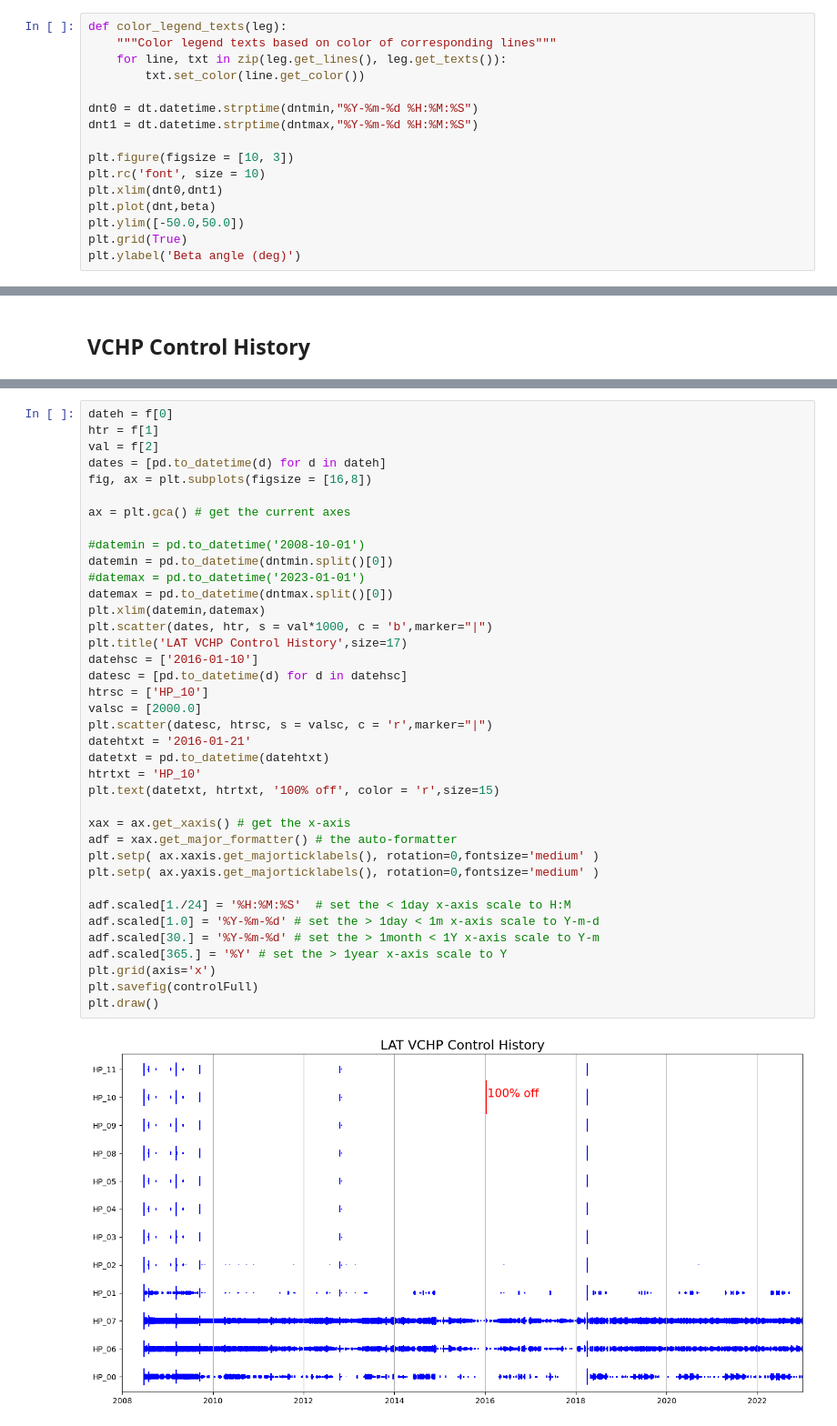
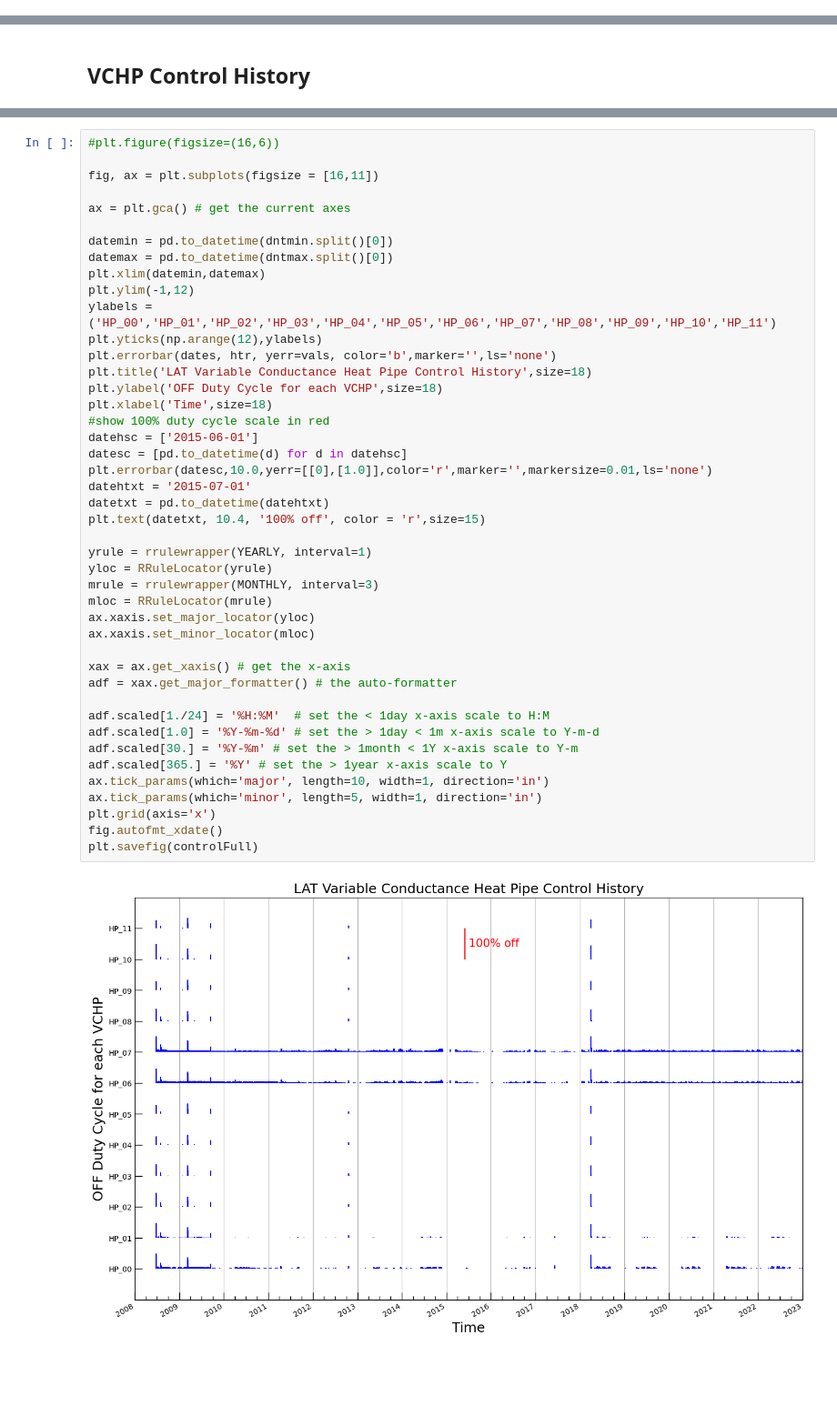
Before and after one commit to joeastro/fermiwork, a Jupyter notebook: LAT_Therm_Plots.ipynb, the cells around one changed output, grey strips where cells are left out. Shown: that part at 91% size. Drawn from its saved outputs; the diff is of its cells as text; blank space fills up the shorter version.

```diff
--- a/LAT_Therm_Plots.ipynb
+++ b/LAT_Therm_Plots.ipynb
@@ -217,16 +213,0 @@ Text(0, 0.5, 'Beta angle (degrees)')
-# %%
-def color_legend_texts(leg):
-    """Color legend texts based on color of corresponding lines"""
-    for line, txt in zip(leg.get_lines(), leg.get_texts()):
-        txt.set_color(line.get_color())
-
-dnt0 = dt.datetime.strptime(dntmin,"%Y-%m-%d %H:%M:%S")
-dnt1 = dt.datetime.strptime(dntmax,"%Y-%m-%d %H:%M:%S")
-
-plt.figure(figsize = [10, 3])
-plt.rc('font', size = 10)
-plt.xlim(dnt0,dnt1)
-plt.plot(dnt,beta)
-plt.ylim([-50.0,50.0])
-plt.grid(True)
-plt.ylabel('Beta angle (deg)')
@@ -310,41 +318,47 @@ The file htr.scatter was not found! Creating from htr.history...
 # %%
-dateh = f[0]
-htr = f[1]
-val = f[2]
-dates = [pd.to_datetime(d) for d in dateh]
-fig, ax = plt.subplots(figsize = [16,8])
+#plt.figure(figsize=(16,6))
+
+fig, ax = plt.subplots(figsize = [16,11])
 
 ax = plt.gca() # get the current axes
 
-#datemin = pd.to_datetime('2008-10-01')
 datemin = pd.to_datetime(dntmin.split()[0])
-#datemax = pd.to_datetime('2023-01-01')
 datemax = pd.to_datetime(dntmax.split()[0])
 plt.xlim(datemin,datemax)
-plt.scatter(dates, htr, s = val*1000, c = 'b',marker="|")
-plt.title('LAT VCHP Control History',size=17)
-datehsc = ['2016-01-10']
+plt.ylim(-1,12)
+ylabels = ('HP_00','HP_01','HP_02','HP_03','HP_04','HP_05','HP_06','HP_07','HP_08','HP_09','HP_10','HP_11')
+plt.yticks(np.arange(12),ylabels)
+plt.errorbar(dates, htr, yerr=vals, color='b',marker='',ls='none')
+plt.title('LAT Variable Conductance Heat Pipe Control History',size=18)
+plt.ylabel('OFF Duty Cycle for each VCHP',size=18)
+plt.xlabel('Time',size=18)
+#show 100% duty cycle scale in red
+datehsc = ['2015-06-01']
 datesc = [pd.to_datetime(d) for d in datehsc]
-htrsc = ['HP_10']
-valsc = [2000.0]
-plt.scatter(datesc, htrsc, s = valsc, c = 'r',marker="|")
-datehtxt = '2016-01-21'
+plt.errorbar(datesc,10.0,yerr=[[0],[1.0]],color='r',marker='',markersize=0.01,ls='none')
+datehtxt = '2015-07-01'
 datetxt = pd.to_datetime(datehtxt)
-htrtxt = 'HP_10'
-plt.text(datetxt, htrtxt, '100% off', color = 'r',size=15)
+plt.text(datetxt, 10.4, '100% off', color = 'r',size=15)
+
+yrule = rrulewrapper(YEARLY, interval=1)
+yloc = RRuleLocator(yrule)
+mrule = rrulewrapper(MONTHLY, interval=3)
+mloc = RRuleLocator(mrule)
+ax.xaxis.set_major_locator(yloc)
+ax.xaxis.set_minor_locator(mloc)
 
 xax = ax.get_xaxis() # get the x-axis
 adf = xax.get_major_formatter() # the auto-formatter
-plt.setp( ax.xaxis.get_majorticklabels(), rotation=0,fontsize='medium' )
-plt.setp( ax.yaxis.get_majorticklabels(), rotation=0,fontsize='medium' )
 
-adf.scaled[1./24] = '%H:%M:%S'  # set the < 1day x-axis scale to H:M
+adf.scaled[1./24] = '%H:%M'  # set the < 1day x-axis scale to H:M
 adf.scaled[1.0] = '%Y-%m-%d' # set the > 1day < 1m x-axis scale to Y-m-d
-adf.scaled[30.] = '%Y-%m-%d' # set the > 1month < 1Y x-axis scale to Y-m
+adf.scaled[30.] = '%Y-%m' # set the > 1month < 1Y x-axis scale to Y-m
 adf.scaled[365.] = '%Y' # set the > 1year x-axis scale to Y
+ax.tick_params(which='major', length=10, width=1, direction='in')
+ax.tick_params(which='minor', length=5, width=1, direction='in')
 plt.grid(axis='x')
+fig.autofmt_xdate()
 plt.savefig(controlFull)
-plt.draw()
 # %% [output]
-[figure, old version]
+[figure, new version]
 # %%
```
Also changed, not shown: parts of 5 cells of this notebook.
